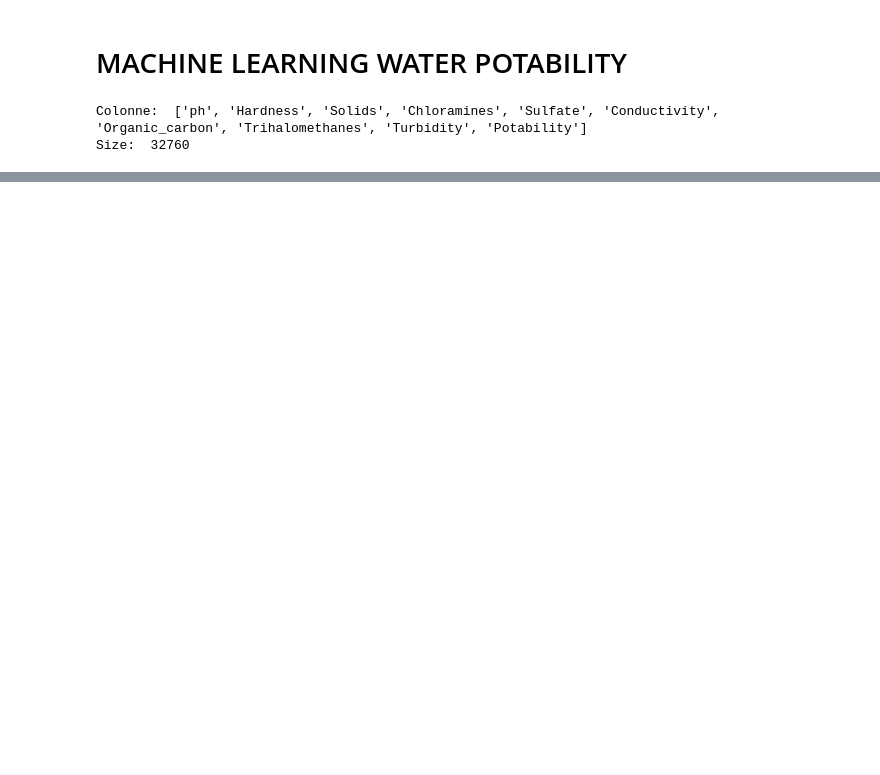
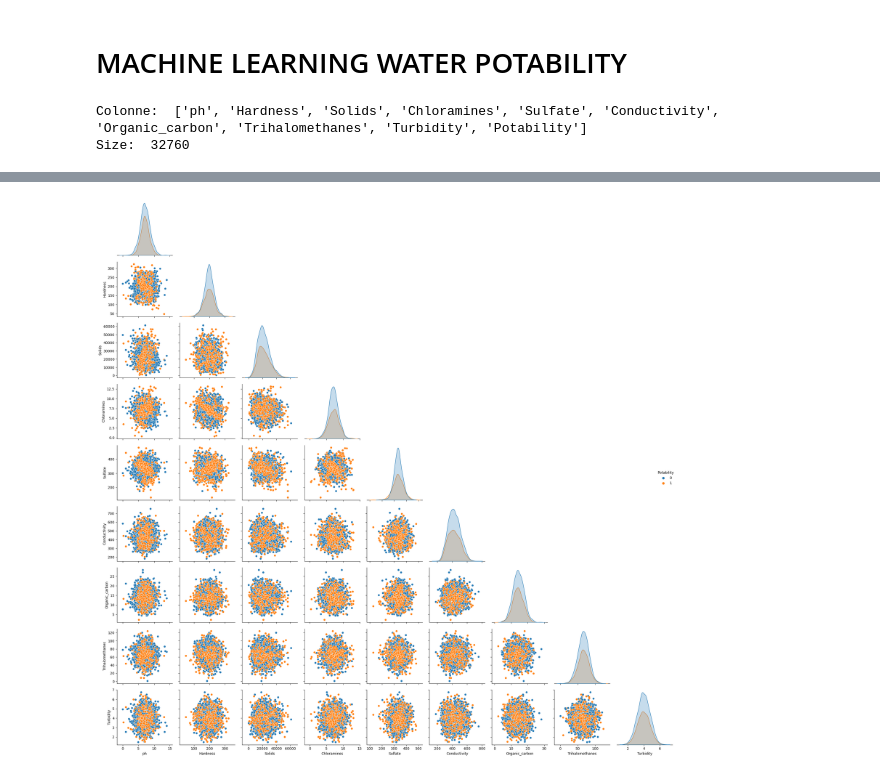
Before and after one commit to zAle711/Machine-Learning-Exam-Project, a Jupyter notebook: water_potability.ipynb, the cells around one changed output, grey strips where cells are left out. Saved outputs shown, nothing was run; the diff lists cells and outputs as text; code cells hidden in the pictures; blank space fills up the shorter version.

```diff
--- a/water_potability.ipynb
+++ b/water_potability.ipynb
@@ -122,0 +137,6 @@ plt.show()
+# %%
+sns.pairplot(df, hue='Potability', corner=True)
+plt.tight_layout()
+plt.show()
+# %% [output]
+[figure, added]
```
Also changed, not shown: parts of 8 cells of this notebook.
